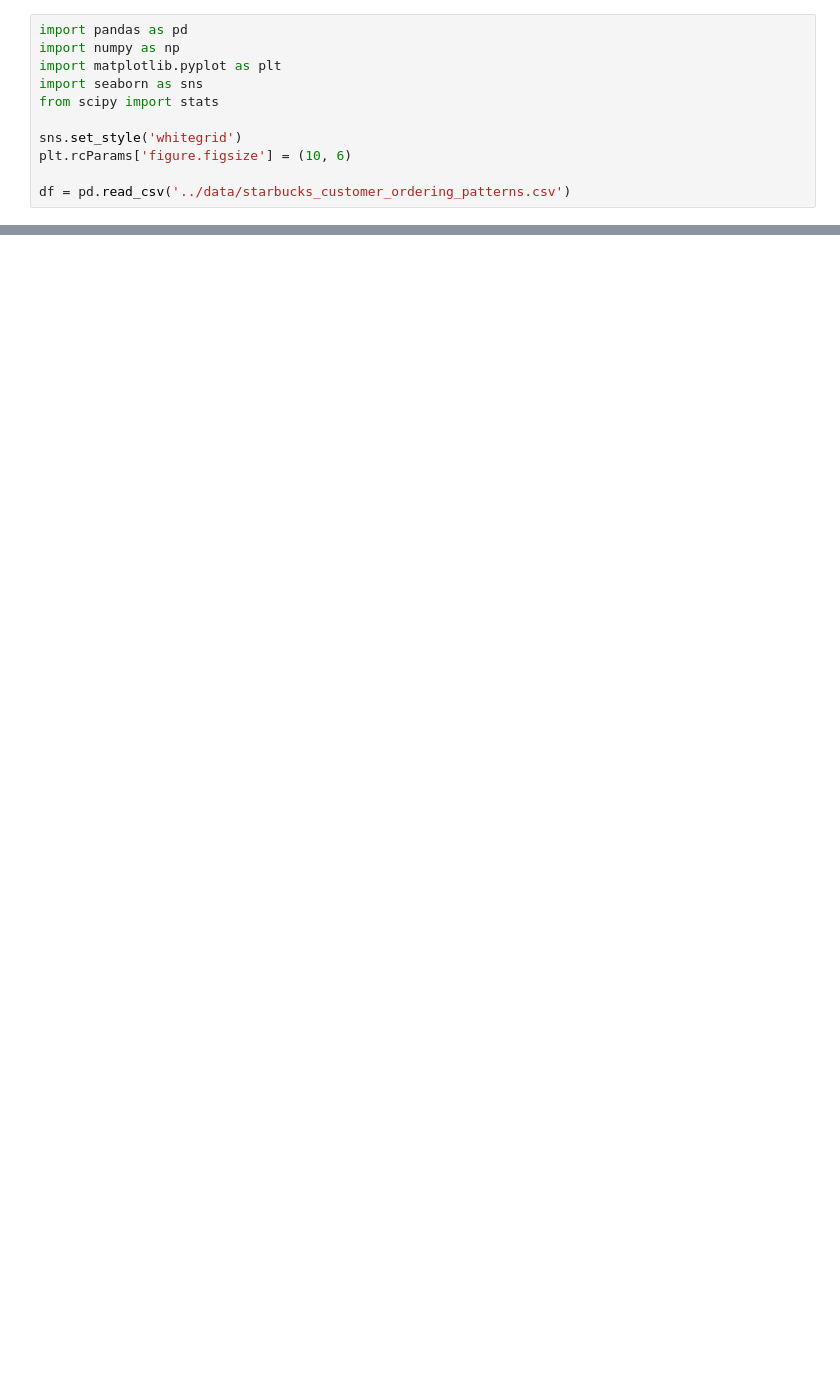
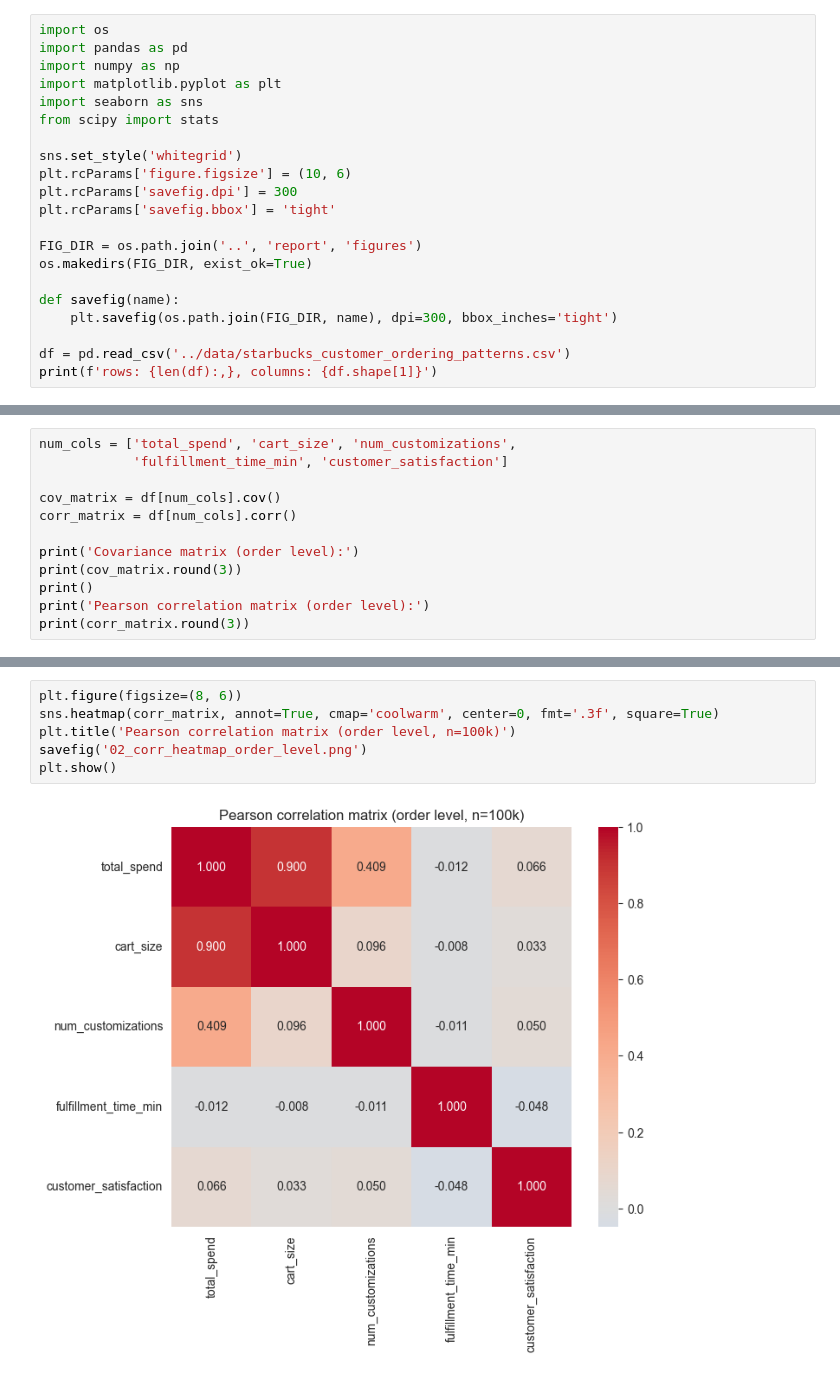
Before and after one commit to NamanSudan/data202-starbucks-analysis, a Jupyter notebook: notebooks/02_correlation_distributions.ipynb, the cells around one changed output, grey strips where cells are left out. Drawn from its saved outputs; the diff is of its cells as text; blank space fills up the shorter version.

```diff
--- a/notebooks/02_correlation_distributions.ipynb
+++ b/notebooks/02_correlation_distributions.ipynb
@@ -13,6 +13,7 @@ This notebook covers:
 
 **Course references**: Lecture 3 (Correlation, Covariance, Distribution Theorems), Lecture 7 (Probability Distributions)
 # %%
+import os
 import pandas as pd
 import numpy as np
 import matplotlib.pyplot as plt
@@ -21,5 +22,14 @@ from scipy import stats
 
 sns.set_style('whitegrid')
 plt.rcParams['figure.figsize'] = (10, 6)
+plt.rcParams['savefig.dpi'] = 300
+plt.rcParams['savefig.bbox'] = 'tight'
+
+FIG_DIR = os.path.join('..', 'report', 'figures')
+os.makedirs(FIG_DIR, exist_ok=True)
+
+def savefig(name):
+    plt.savefig(os.path.join(FIG_DIR, name), dpi=300, bbox_inches='tight')
 
 df = pd.read_csv('../data/starbucks_customer_ordering_patterns.csv')
+print(f'rows: {len(df):,}, columns: {df.shape[1]}')
@@ -49,0 +50,12 @@ TODO: Test if total_spend follows a normal distribution. Plot histogram with nor
+# %%
+num_cols = ['total_spend', 'cart_size', 'num_customizations',
+            'fulfillment_time_min', 'customer_satisfaction']
+
+cov_matrix = df[num_cols].cov()
+corr_matrix = df[num_cols].corr()
+
+print('Covariance matrix (order level):')
+print(cov_matrix.round(3))
+print()
+print('Pearson correlation matrix (order level):')
+print(corr_matrix.round(3))
@@ -49,0 +115,8 @@ TODO: Test if total_spend follows a normal distribution. Plot histogram with nor
+# %%
+plt.figure(figsize=(8, 6))
+sns.heatmap(corr_matrix, annot=True, cmap='coolwarm', center=0, fmt='.3f', square=True)
+plt.title('Pearson correlation matrix (order level, n=100k)')
+savefig('02_corr_heatmap_order_level.png')
+plt.show()
+# %% [output]
+[figure, added]
```
Also changed, not shown: parts of 30 cells of this notebook, 15 other files.
